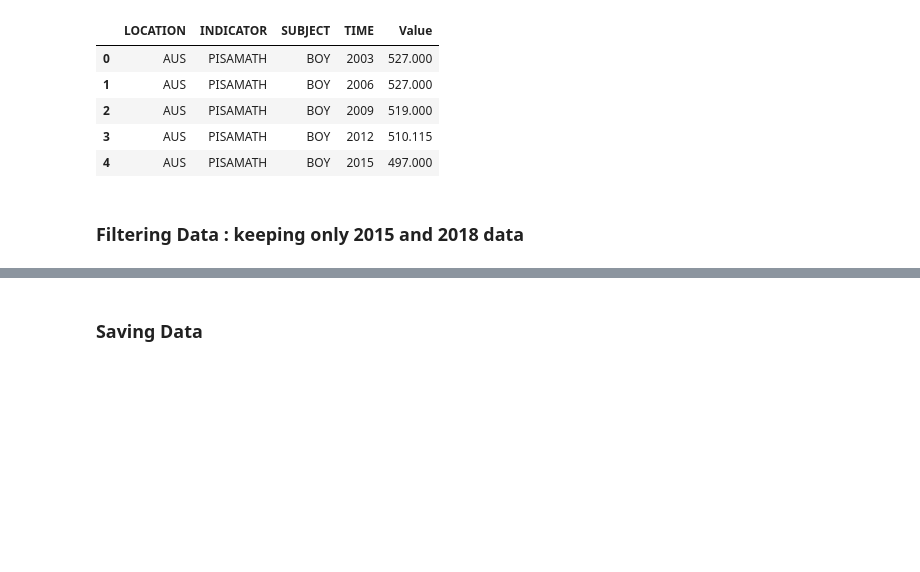
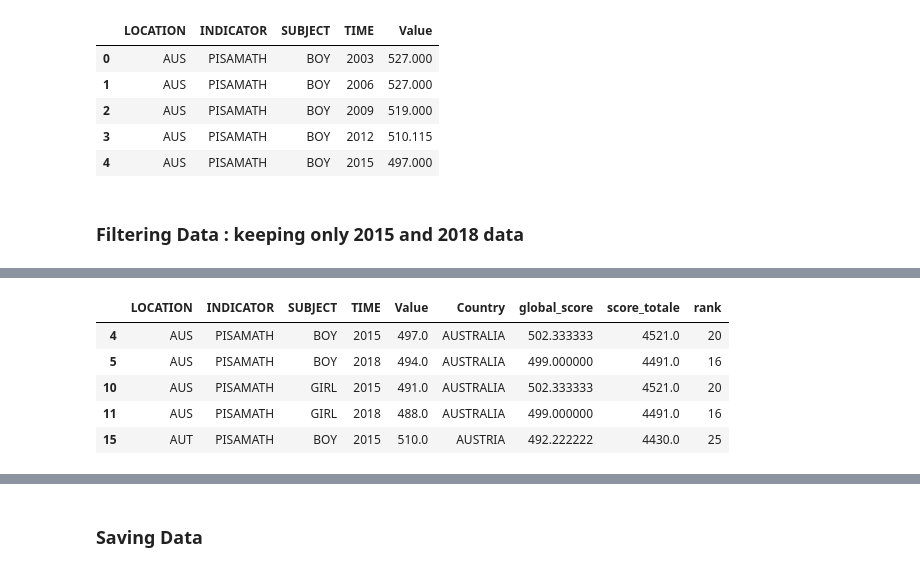
Before and after one commit to ilyesdjerfaf/Studies-Happiness-Is-there-a-correlation-, a Jupyter notebook: pipeline/transform/transform.ipynb, the cells around one changed output, grey strips where cells are left out. Saved outputs shown, nothing was run; the diff lists cells and outputs as text; code cells hidden in the pictures; blank space fills up the shorter version.

```diff
--- a/pipeline/transform/transform.ipynb
+++ b/pipeline/transform/transform.ipynb
@@ -58,0 +131,2 @@ df_filtered = df.loc[df['TIME'].isin([2015, 2018])]
+# %%
+df_filtered['Country'] = df_filtered['LOCATION'].map(country_dict)
@@ -58,0 +196,9 @@ df_filtered = df.loc[df['TIME'].isin([2015, 2018])]
+# %%
+df_filtered.head()
+# %% [output]
+|  | LOCATION | INDICATOR | SUBJECT | TIME | Value | Country | global_score | score_totale | rank |
+| 4 | AUS | PISAMATH | BOY | 2015 | 497.0 | AUSTRALIA | 502.333333 | 4521.0 | 20 |
+| 5 | AUS | PISAMATH | BOY | 2018 | 494.0 | AUSTRALIA | 499.000000 | 4491.0 | 16 |
+| 10 | AUS | PISAMATH | GIRL | 2015 | 491.0 | AUSTRALIA | 502.333333 | 4521.0 | 20 |
+| 11 | AUS | PISAMATH | GIRL | 2018 | 488.0 | AUSTRALIA | 499.000000 | 4491.0 | 16 |
+| 15 | AUT | PISAMATH | BOY | 2015 | 510.0 | AUSTRIA | 492.222222 | 4430.0 | 25 |
```
Also changed, not shown: parts of 26 cells of this notebook, 1 other file.
